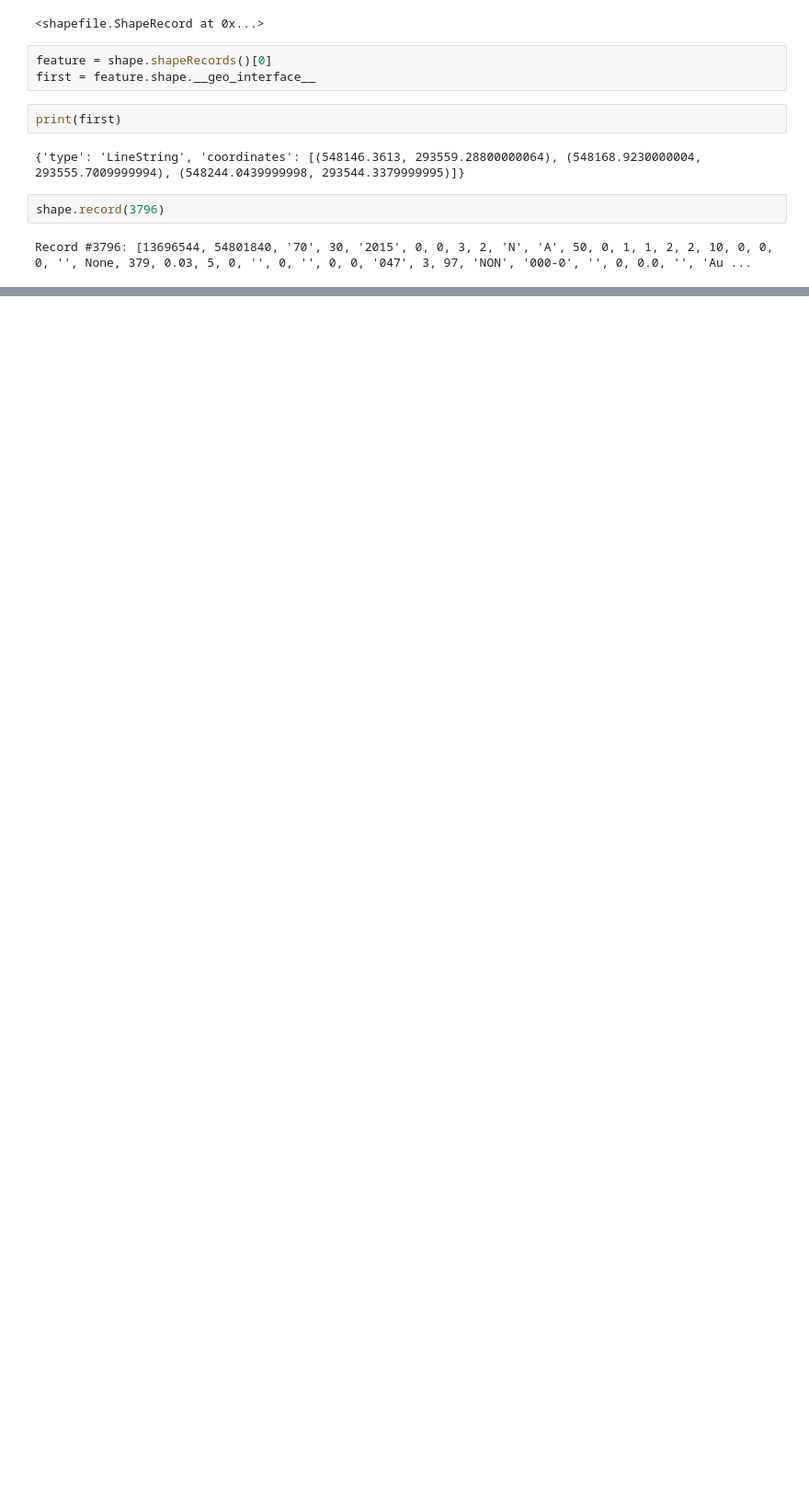
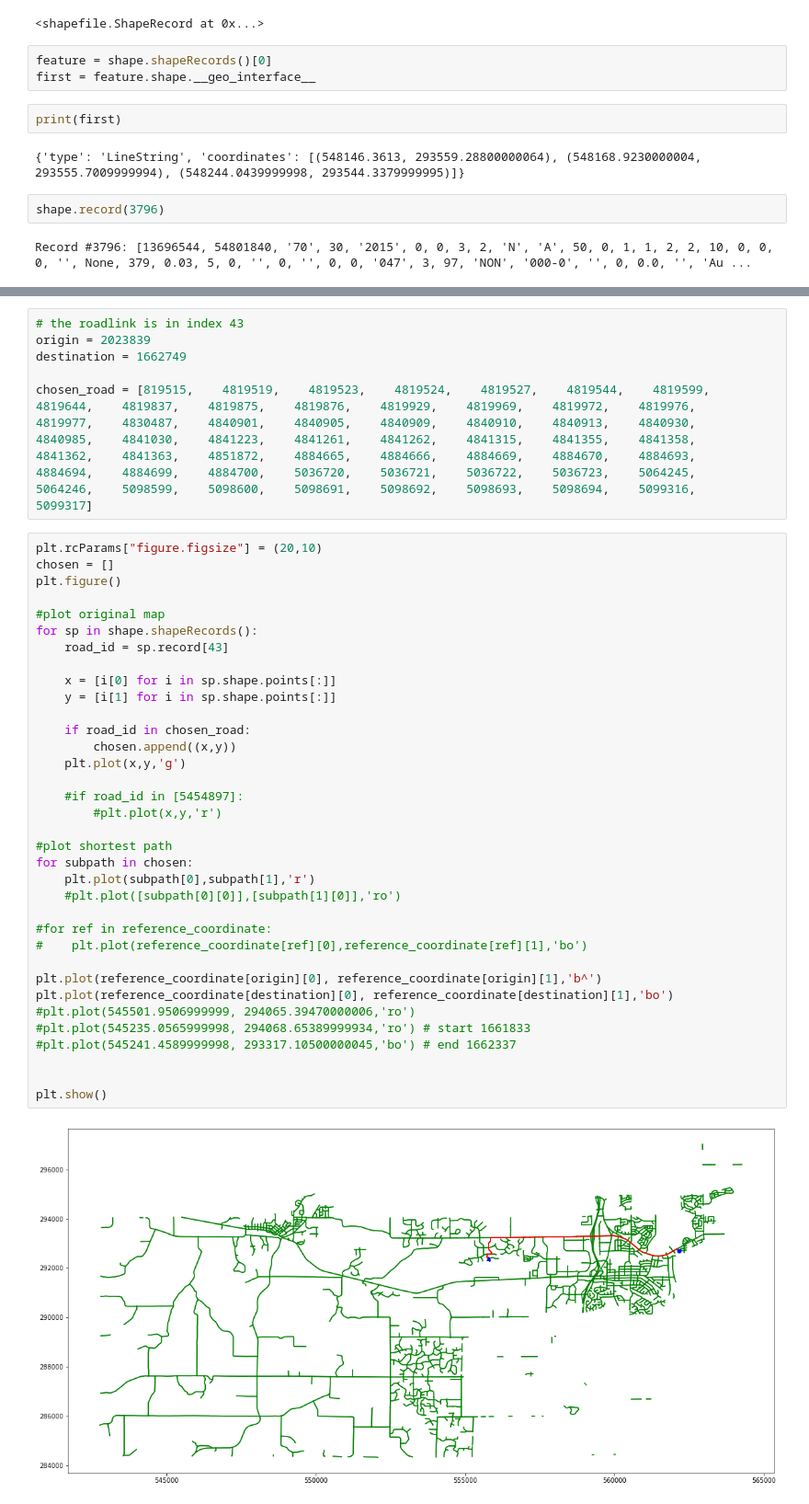
Before and after one commit to WalterLu3/Transportation, a Jupyter notebook: extract_road_data.ipynb, the cells around one changed output, grey strips where cells are left out. Shown at 92% size. Saved outputs shown, nothing was run; the diff lists cells and outputs as text; blank space fills up the shorter version.

```diff
--- a/extract_road_data.ipynb
+++ b/extract_road_data.ipynb
@@ -150,0 +131,43 @@ plt.show()
+# %%
+# the roadlink is in index 43
+origin = 2023839
+destination = 1662749
+
+chosen_road = [819515,    4819519,    4819523,    4819524,    4819527,    4819544,    4819599,    4819644,    4819837,    4819875,    4819876,    4819929,    4819969,    4819972,    4819976,    4819977,    4830487,    4840901,    4840905,    4840909,    4840910,    4840913,    4840930,    4840985,    4841030,    4841223,    4841261,    4841262,    4841315,    4841355,    4841358,    4841362,    4841363,    4851872,    4884665,    4884666,    4884669,    4884670,    4884693,    4884694,    4884699,    4884700,    5036720,    5036721,    5036722,    5036723,    5064245,    5064246,    5098599,    5098600,    5098691,    5098692,    5098693,    5098694,    5099316,    5099317]
+# %%
+plt.rcParams["figure.figsize"] = (20,10)
+chosen = []
+plt.figure()
+
+#plot original map
+for sp in shape.shapeRecords():
+    road_id = sp.record[43]
+
+    x = [i[0] for i in sp.shape.points[:]]
+    y = [i[1] for i in sp.shape.points[:]]
+
+    if road_id in chosen_road:
+        chosen.append((x,y))
+    plt.plot(x,y,'g')
+
+    #if road_id in [5454897]:
+        #plt.plot(x,y,'r')
+
+#plot shortest path
+for subpath in chosen:
+    plt.plot(subpath[0],subpath[1],'r')
+    #plt.plot([subpath[0][0]],[subpath[1][0]],'ro')
+
+#for ref in reference_coordinate:
+#    plt.plot(reference_coordinate[ref][0],reference_coordinate[ref][1],'bo')
+
+plt.plot(reference_coordinate[origin][0], reference_coordinate[origin][1],'b^')
+plt.plot(reference_coordinate[destination][0], reference_coordinate[destination][1],'bo')
+#plt.plot(545501.9506999999, 294065.39470000006,'ro')
+#plt.plot(545235.0565999998, 294068.65389999934,'ro') # start 1661833
+#plt.plot(545241.4589999998, 293317.10500000045,'bo') # end 1662337
+
+
+plt.show()
+# %% [output]
+[figure, added]
```
Also changed, not shown: parts of 22 cells of this notebook, 2 other files.
